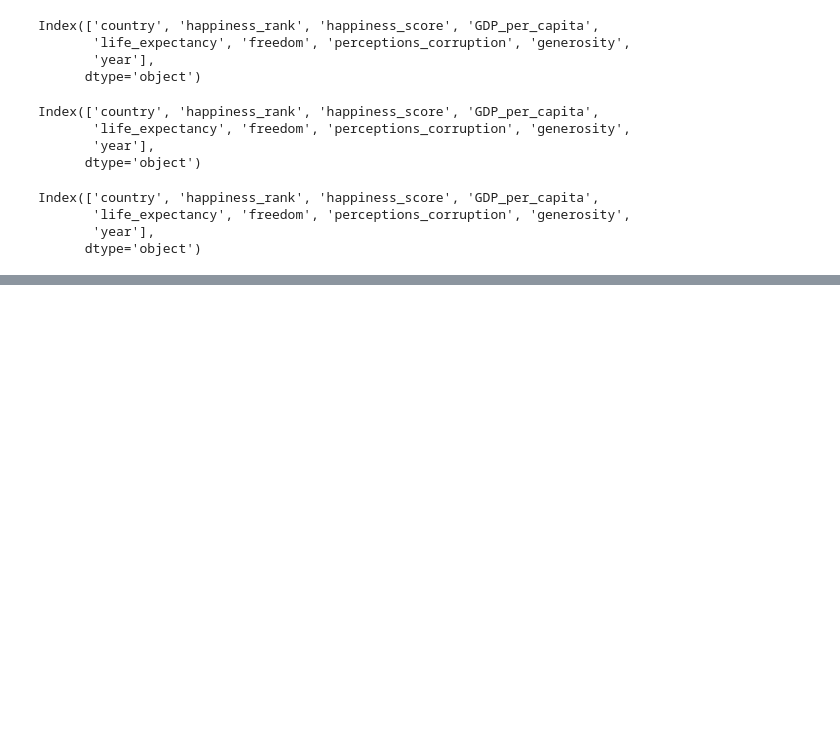
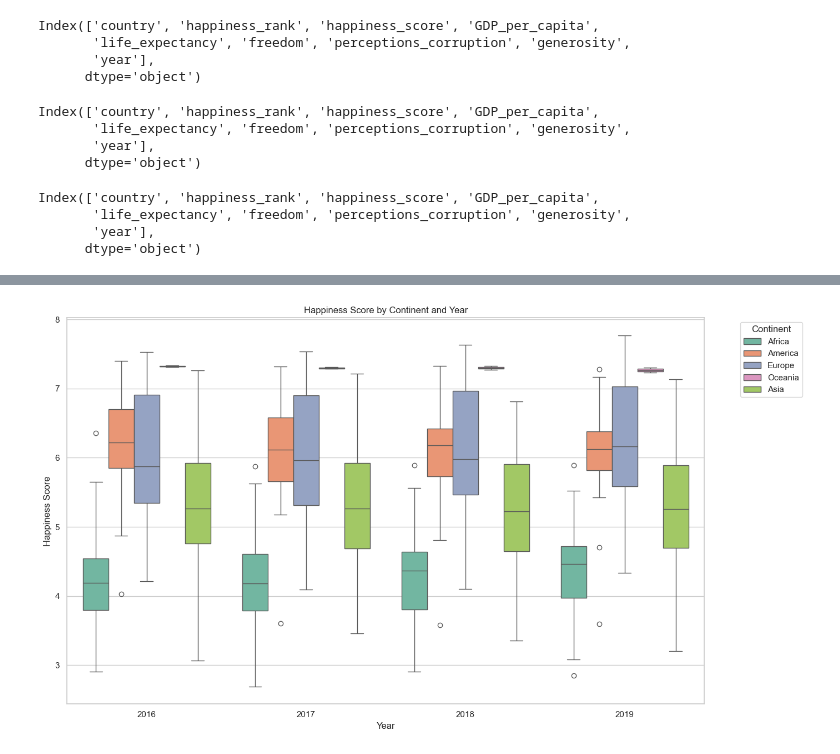
Before and after one commit to sebas1193/happiness-forecast, a Jupyter notebook: notebooks/001_EDA.ipynb, the cells around one changed output, grey strips where cells are left out. Drawn from its saved outputs; the diff is of its cells as text; code cells hidden in the pictures; blank space fills up the shorter version.

```diff
--- a/notebooks/001_EDA.ipynb
+++ b/notebooks/001_EDA.ipynb
@@ -236,0 +362,14 @@ Pasa algo super chistoso con namibia ya que su codigo es NA, por lo que pandas l
+# %%
+plt.figure(figsize=(14, 8))
+
+sns.boxplot(data=df, x='year', y='happiness_score', hue='continent', palette="Set2")
+plt.title('Happiness Score by Continent and Year')
+plt.xlabel('Year')
+plt.ylabel('Happiness Score')
+
+# add legend outside the plot
+plt.legend(title='Continent', bbox_to_anchor=(1.05, 1), loc='upper left')
+plt.tight_layout()
+plt.show()
+# %% [output]
+[figure, added]
```
Also changed, not shown: parts of 31 cells of this notebook.
